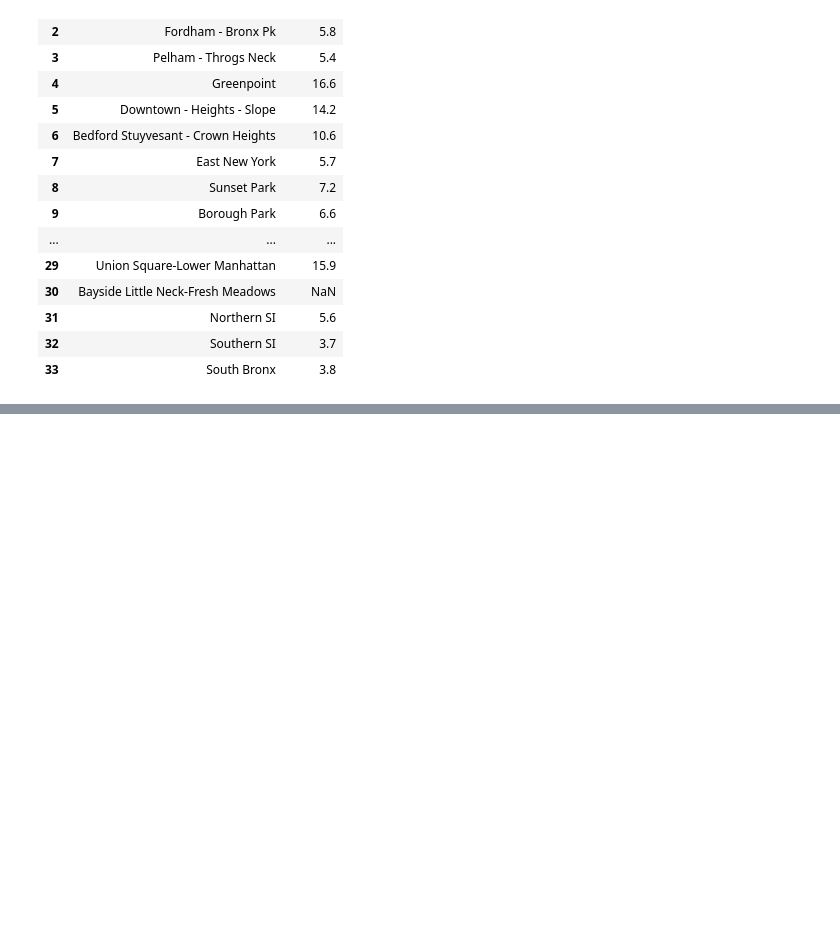
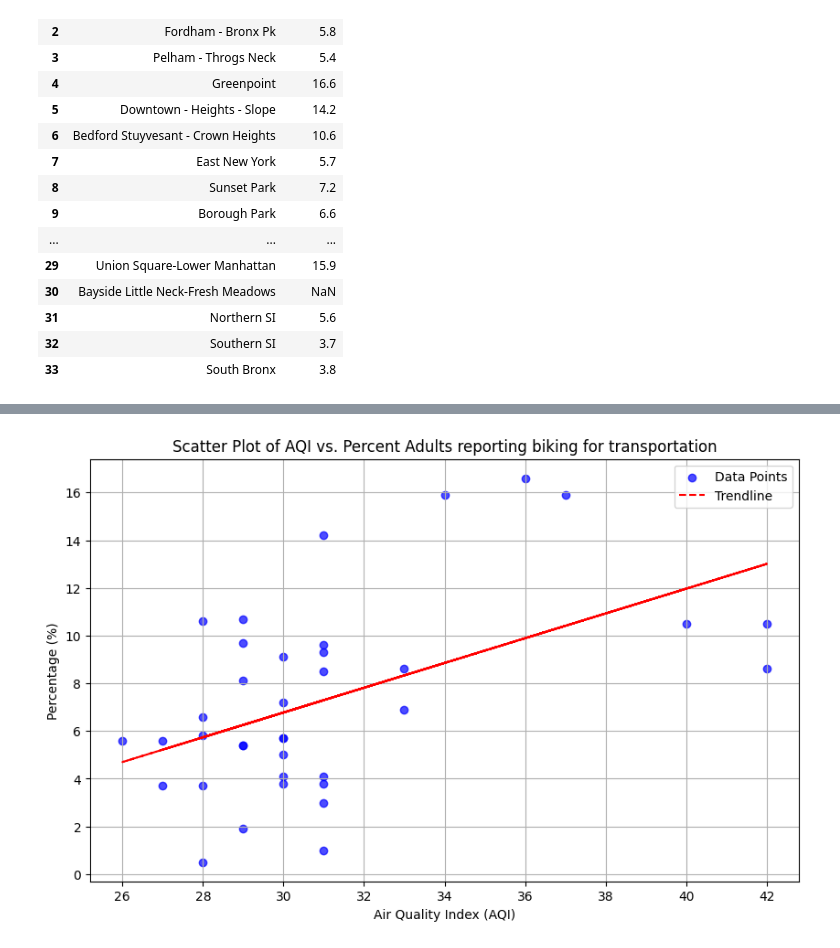
Before and after one commit to cynthiaWEpicCoder/fbla_data_analysis, a Jupyter notebook: Factor_Analysis.ipynb, the cells around one changed output, grey strips where cells are left out. Saved outputs shown, nothing was run; the diff lists cells and outputs as text; code cells hidden in the pictures; blank space fills up the shorter version.

```diff
--- a/Factor_Analysis.ipynb
+++ b/Factor_Analysis.ipynb
@@ -526,0 +512,26 @@ uhf42_df
+# %%
+import numpy as np
+# Merging the dataframes
+merged_df = aqi.merge(uhf42_df, left_on="Geography", right_on="UHF42", how="inner")
+
+# Dropping rows with NaN values
+merged_df = merged_df.dropna()
+
+# Scatter plot
+plt.figure(figsize=(10, 6))
+plt.scatter(merged_df["Air Quality Index"], merged_df["Percent"], alpha=0.7, color='blue', label="Data Points")
+
+# Trendline (linear regression)
+x = merged_df["Air Quality Index"]
+y = merged_df["Percent"]
+m, b = np.polyfit(x, y, 1)  # Fit a linear trendline
+plt.plot(x, m*x + b, color='red', linestyle="--", label="Trendline")
+
+plt.xlabel("Air Quality Index (AQI)")
+plt.ylabel("Percentage (%)")
+plt.title("Scatter Plot of AQI vs. Percent Adults reporting biking for transportation")
+plt.legend()
+plt.grid(True)
+plt.show()
+# %% [output]
+[figure, added]
```
Also changed, not shown: parts of 3 cells of this notebook, 1 other file.
